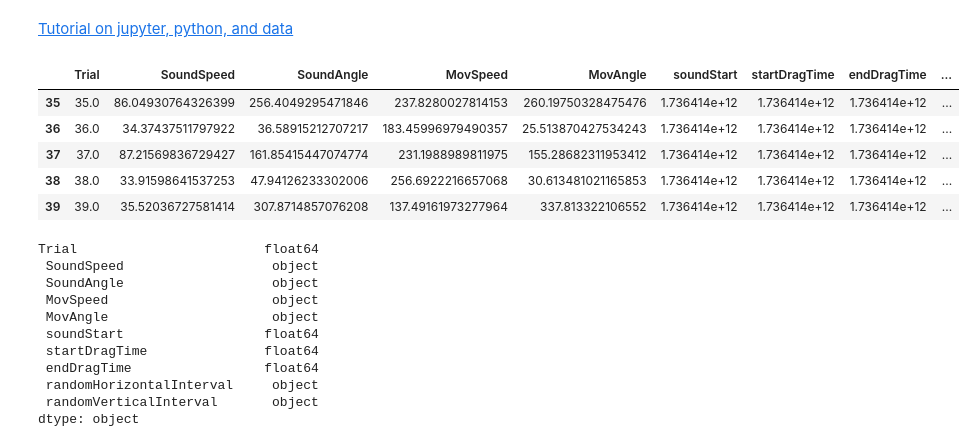
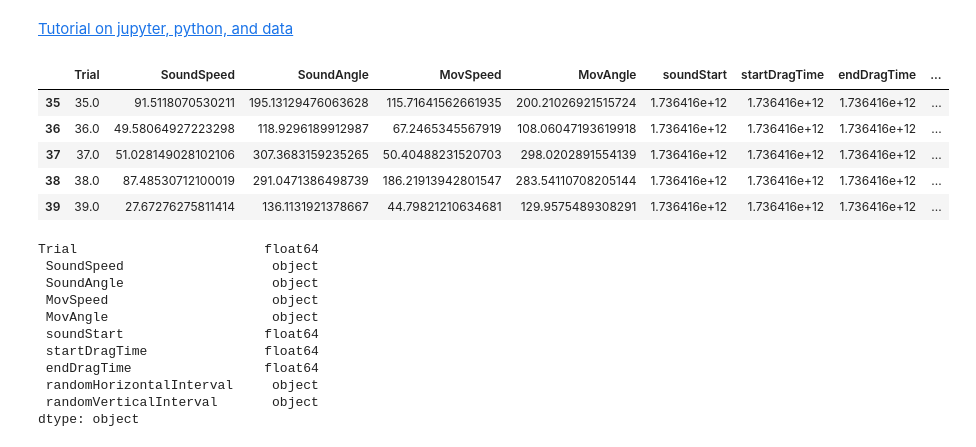
Before and after one commit to bellinux/onebutton, a Jupyter notebook: SpeedAsRhythm/Pilot/tutorial.ipynb, the cells around one changed output. Saved outputs shown, nothing was run; the diff lists cells and outputs as text; code cells hidden in the pictures.

```diff
--- a/SpeedAsRhythm/Pilot/tutorial.ipynb
+++ b/SpeedAsRhythm/Pilot/tutorial.ipynb
@@ -10,24 +10,24 @@ import seaborn as sns
 sns.set(style="darkgrid")
 # %%
 from numbers_parser import Document
-doc = Document('../Pilot/User1_Exp-a.numbers')
+doc = Document('../Pilot/User2_Exp-a.numbers')
 sheets = doc.sheets
 tables = sheets[0].tables
 data = tables[0].rows(values_only=True)
 df = pd.DataFrame(data[1:], columns=data[0])
 
 sheets = doc.sheets
 tables = sheets[0].tables
 data = tables[0].rows(values_only=True)
 df = pd.DataFrame(data[1:], columns=data[0])
 df.tail()
 # %% [output]
 |  | Trial | SoundSpeed | SoundAngle | MovSpeed | MovAngle | soundStart | startDragTime | endDragTime | ... |
-| 35 | 35.0 | 86.04930764326399 | 256.4049295471846 | 237.8280027814153 | 260.19750328475476 | 1.736414e+12 | 1.736414e+12 | 1.736414e+12 | ... |
-| 36 | 36.0 | 34.37437511797922 | 36.58915212707217 | 183.45996979490357 | 25.513870427534243 | 1.736414e+12 | 1.736414e+12 | 1.736414e+12 | ... |
-| 37 | 37.0 | 87.21569836729427 | 161.85415447074774 | 231.1988989811975 | 155.28682311953412 | 1.736414e+12 | 1.736414e+12 | 1.736414e+12 | ... |
-| 38 | 38.0 | 33.91598641537253 | 47.94126233302006 | 256.6922216657068 | 30.613481021165853 | 1.736414e+12 | 1.736414e+12 | 1.736414e+12 | ... |
-| 39 | 39.0 | 35.52036727581414 | 307.8714857076208 | 137.49161973277964 | 337.813322106552 | 1.736414e+12 | 1.736414e+12 | 1.736414e+12 | ... |
+| 35 | 35.0 | 91.5118070530211 | 195.13129476063628 | 115.71641562661935 | 200.21026921515724 | 1.736416e+12 | 1.736416e+12 | 1.736416e+12 | ... |
+| 36 | 36.0 | 49.58064927223298 | 118.9296189912987 | 67.2465345567919 | 108.06047193619918 | 1.736416e+12 | 1.736416e+12 | 1.736416e+12 | ... |
+| 37 | 37.0 | 51.028149028102106 | 307.3683159235265 | 50.40488231520703 | 298.0202891554139 | 1.736416e+12 | 1.736416e+12 | 1.736416e+12 | ... |
+| 38 | 38.0 | 87.48530712100019 | 291.0471386498739 | 186.21913942801547 | 283.54110708205144 | 1.736416e+12 | 1.736416e+12 | 1.736416e+12 | ... |
+| 39 | 39.0 | 27.67276275811414 | 136.1131921378667 | 44.79821210634681 | 129.9575489308291 | 1.736416e+12 | 1.736416e+12 | 1.736416e+12 | ... |
 # %%
 df.dtypes
 # %% [output]
```
Also changed, not shown: parts of 11 cells of this notebook.
